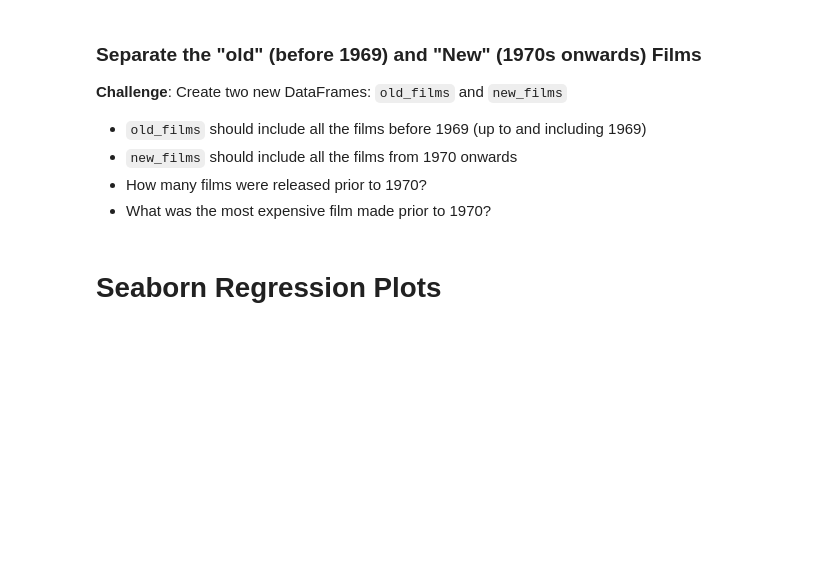
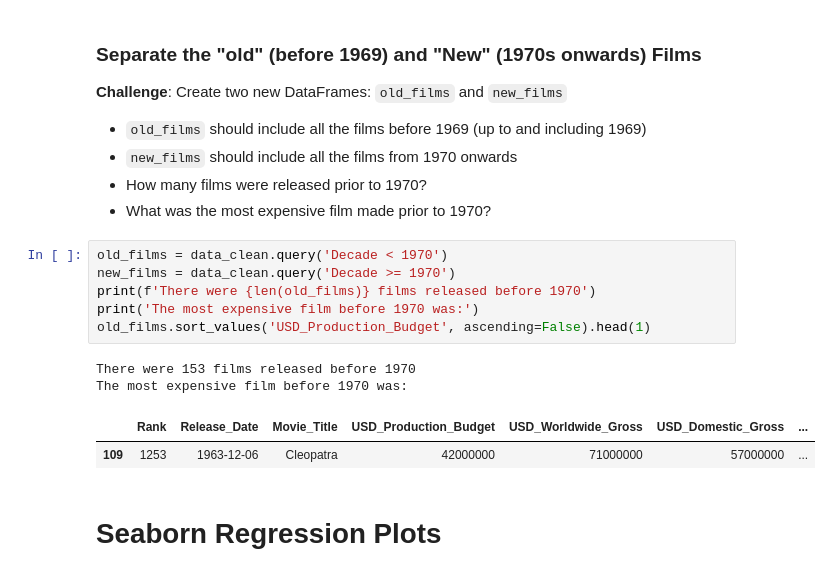
Before and after one commit to ArieKnoester/movie-budget-jupyter-notebook, a Jupyter notebook: Seaborn_and_Linear_Regression.ipynb, the cells around one changed output. Drawn from its saved outputs; the diff is of its cells as text; blank space fills up the shorter version.

Commit message:
Creates 2 new dataframes by 'Release_Date'.

```diff
--- a/Seaborn_and_Linear_Regression.ipynb
+++ b/Seaborn_and_Linear_Regression.ipynb
@@ -352,6 +352,17 @@ data_clean.head()
 * `new_films` should include all the films from 1970 onwards
 * How many films were released prior to 1970?
 * What was the most expensive film made prior to 1970?
+# %%
+old_films = data_clean.query('Decade < 1970')
+new_films = data_clean.query('Decade >= 1970')
+print(f'There were {len(old_films)} films released before 1970')
+print('The most expensive film before 1970 was:')
+old_films.sort_values('USD_Production_Budget', ascending=False).head(1)
+# %% [output]
+There were 153 films released before 1970
+The most expensive film before 1970 was:
+|  | Rank | Release_Date | Movie_Title | USD_Production_Budget | USD_Worldwide_Gross | USD_Domestic_Gross | ... |
+| 109 | 1253 | 1963-12-06 | Cleopatra | 42000000 | 71000000 | 57000000 | ... |
 # %% [markdown]
 # Seaborn Regression Plots
 # %% [markdown]
```
